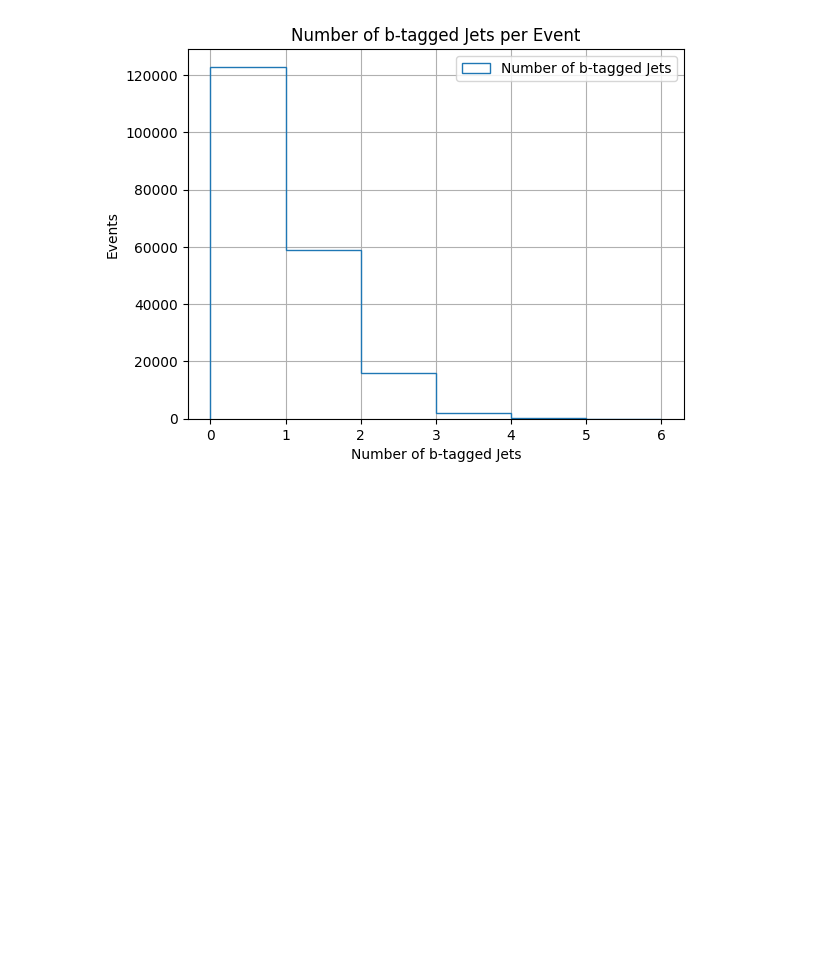
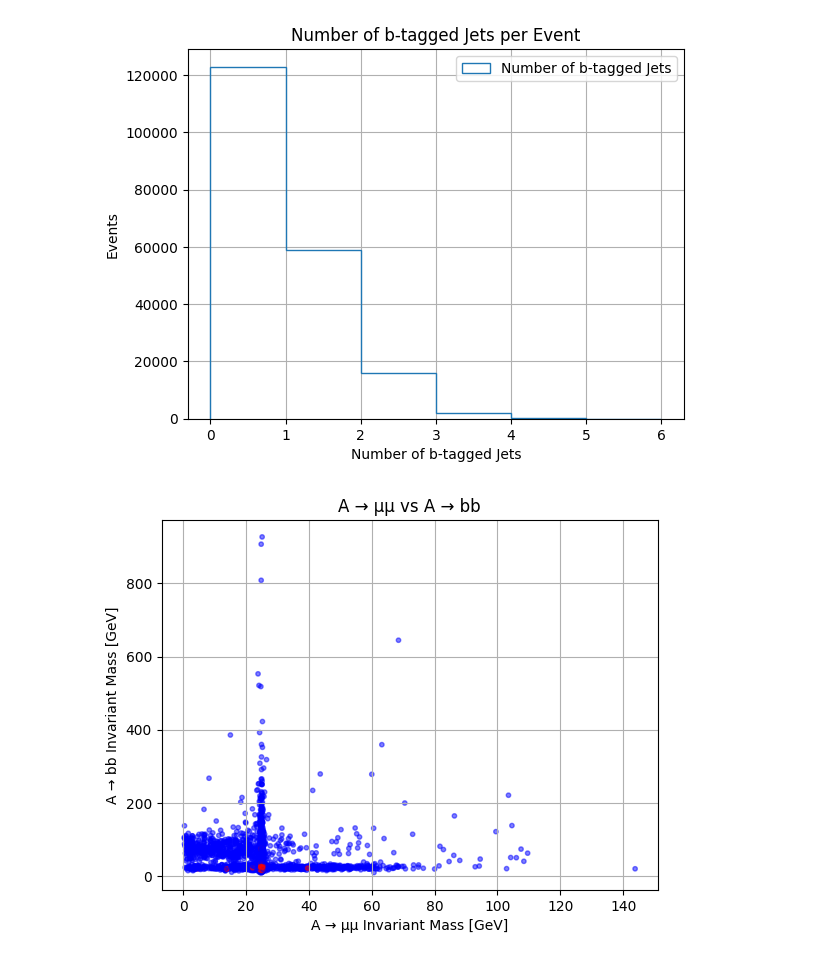
Before and after one commit to Trace-Zero/Simulated-dataset-HToAATo2Mu2B, a Jupyter notebook: MS_Collaboration_(2024)_Simulated_dataset_HToAATo2Mu2B_MA25_TuneCP5_13TeV_madgraph_pythia8_in_NANOAODSIM_format_for_2016_collision_open_data.ipynb, the cells around one changed output. Cells and saved outputs as stored; diff of their text form; code cells hidden in the pictures; blank space fills up the shorter version.

```diff
--- a/MS_Collaboration_(2024)_Simulated_dataset_HToAATo2Mu2B_MA25_TuneCP5_13TeV_madgraph_pythia8_in_NANOAODSIM_format_for_2016_collision_open_data.ipynb
+++ b/MS_Collaboration_(2024)_Simulated_dataset_HToAATo2Mu2B_MA25_TuneCP5_13TeV_madgraph_pythia8_in_NANOAODSIM_format_for_2016_collision_open_data.ipynb
@@ -405,3 +417,19 @@ plt.title("Number of b-tagged Jets per Event")
 plt.show()
 # %% [output]
 [figure]
+# %%
+x = np.round(ak.to_numpy(Amm), 1) # 0.1Gev
+y = np.round(ak.to_numpy(Abb), 1)
+
+counts = np.array([np.sum((x == xi) & (y == yi)) for xi, yi in zip(x, y)])
+
+colors = np.where(counts > 1, 'red', 'blue')
+
+plt.scatter(x, y, alpha=0.5, s=10, c=colors)
+plt.xlabel("A → μμ Invariant Mass [GeV]")
+plt.ylabel("A → bb Invariant Mass [GeV]")
+plt.title("A → μμ vs A → bb")
+plt.grid(True)
+plt.show()
+# %% [output]
+[figure, added]
```
Also changed, not shown: parts of 6 cells of this notebook.
